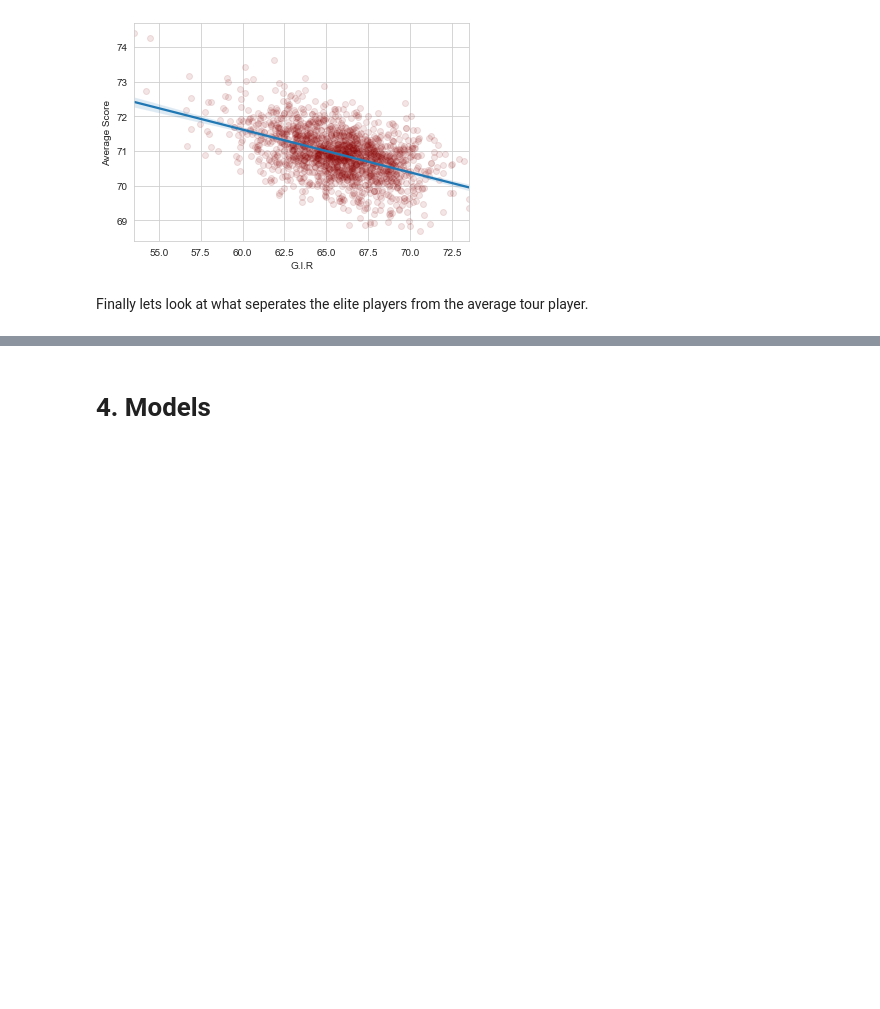
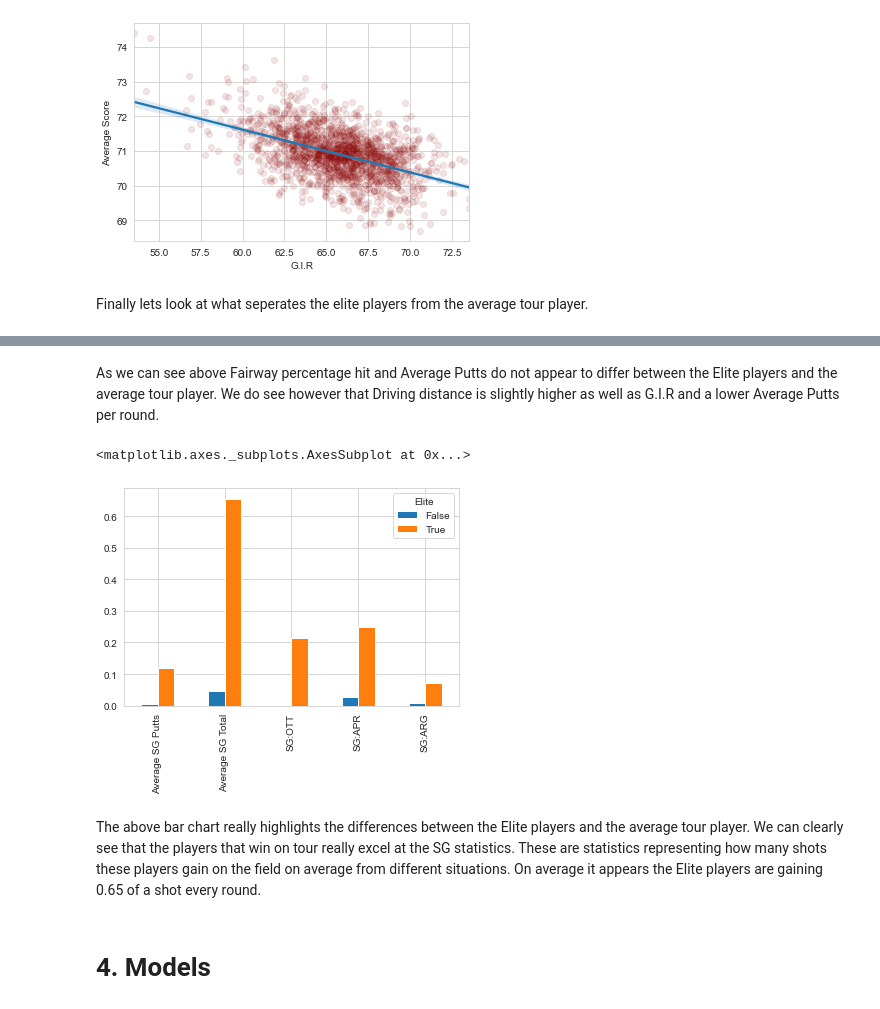
Before and after one commit to Rhy5Web/PGA-Project, a Jupyter notebook: PGA Project.ipynb, the cells around one changed output, grey strips where cells are left out. Cells and saved outputs as stored; diff of their text form; code cells hidden in the pictures; blank space fills up the shorter version.

```diff
--- a/PGA Project.ipynb
+++ b/PGA Project.ipynb
@@ -343,3 +318,12 @@ dtype: float64
+# %% [markdown]
+As we can see above Fairway percentage hit and Average Putts do not appear to differ between the Elite players and the average tour player. We do see however that Driving distance is slightly higher as well as G.I.R and a lower Average Putts per round.
+# %%
+winners_SG.plot.bar()
+# %% [output]
+<matplotlib.axes._subplots.AxesSubplot at 0x...>
+[figure, added]
+# %% [markdown]
+The above bar chart really highlights the differences between the Elite players and the average tour player. We can clearly see that the players that win on tour really excel at the SG statistics. These are statistics representing how many shots these players gain on the field on average from different situations. On average it appears the Elite players are gaining 0.65 of a shot every round.
 # %% [markdown]
 # 4. Models
 # %% [markdown]
```
Also changed, not shown: parts of 26 cells of this notebook.
